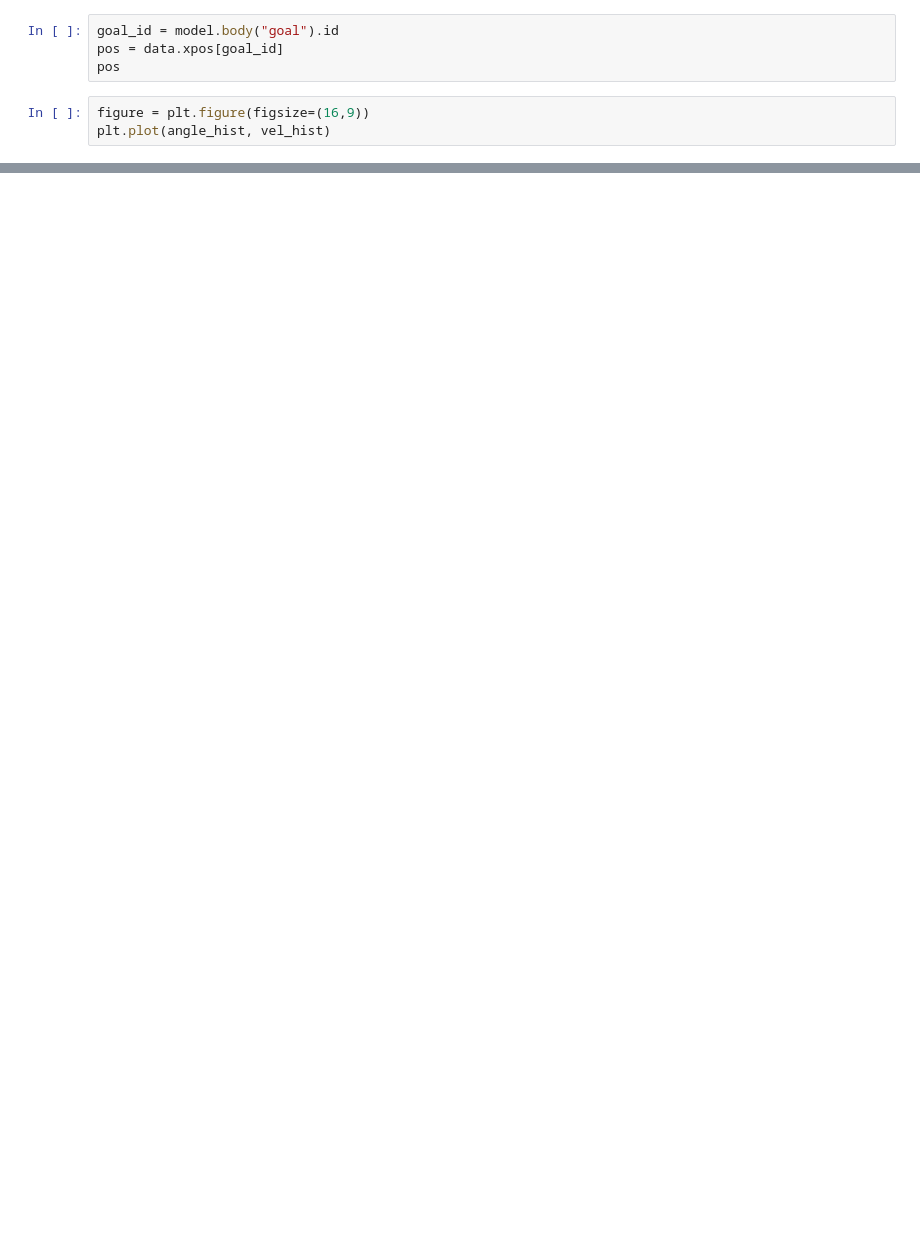
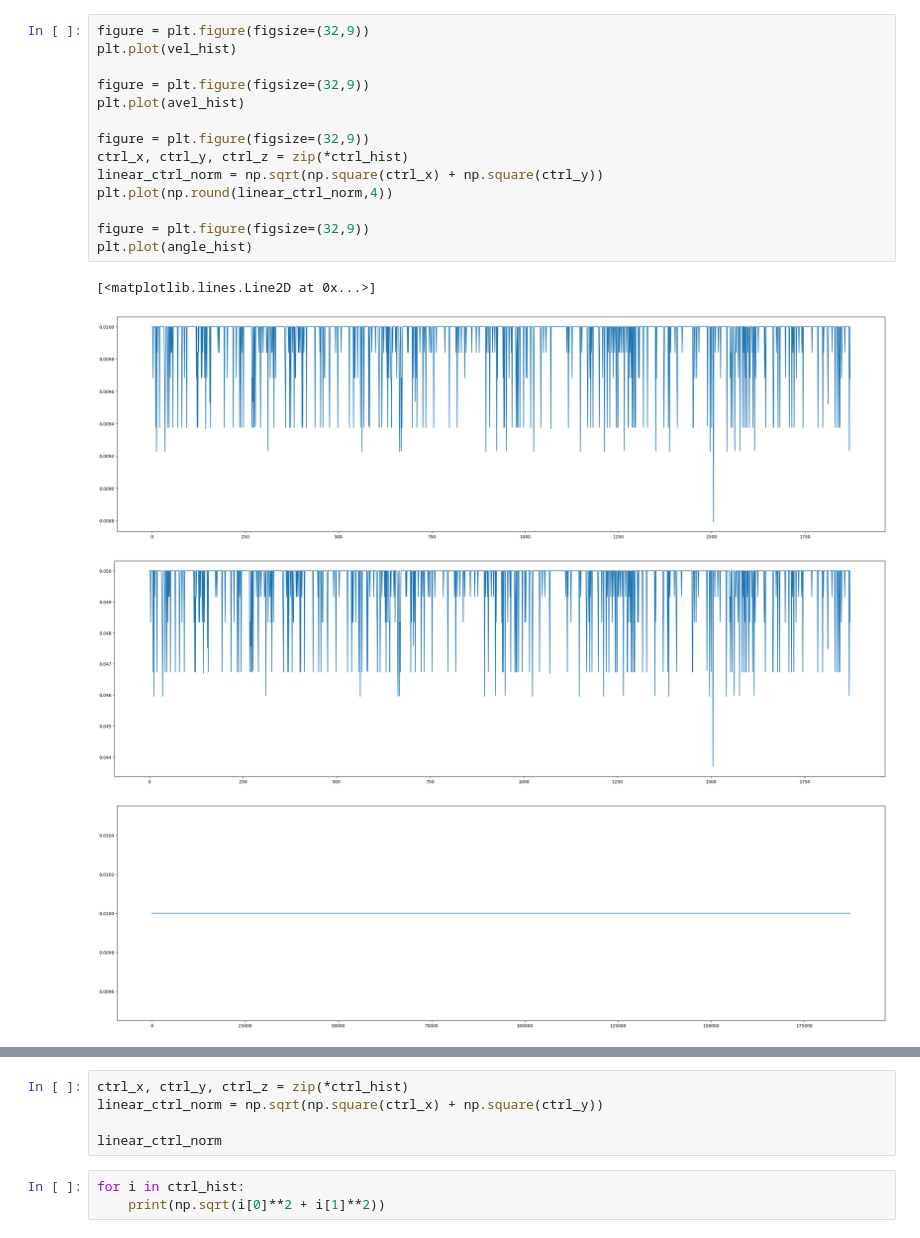
Before and after one commit to MinhNguyen2000/ROS2_DRL_Navigation, a Jupyter notebook: python/environments/minh_testing.ipynb, the cells around one changed output, grey strips where cells are left out. Saved outputs shown, nothing was run; the diff lists cells and outputs as text; blank space fills up the shorter version.

```diff
--- a/python/environments/minh_testing.ipynb
+++ b/python/environments/minh_testing.ipynb
@@ -54,8 +56,20 @@ with mujoco.viewer.launch_passive(model, data) as viewer:
 			# print(f"Current robot linear velocities at time {i:7d}: {lin_vel:10.5}", end="\r")
-# %%
-goal_id = model.body("goal").id
-pos = data.xpos[goal_id]
-pos
 # %%
-figure = plt.figure(figsize=(16,9))
-plt.plot(angle_hist, vel_hist)
+figure = plt.figure(figsize=(32,9))
+plt.plot(vel_hist)
+
+figure = plt.figure(figsize=(32,9))
+plt.plot(avel_hist)
+
+figure = plt.figure(figsize=(32,9))
+ctrl_x, ctrl_y, ctrl_z = zip(*ctrl_hist)
+linear_ctrl_norm = np.sqrt(np.square(ctrl_x) + np.square(ctrl_y))
+plt.plot(np.round(linear_ctrl_norm,4))
+
+figure = plt.figure(figsize=(32,9))
+plt.plot(angle_hist)
+# %% [output]
+[<matplotlib.lines.Line2D at 0x...>]
+[figure, added]
+[figure, added]
+[figure, added]
@@ -62,2 +77,10 @@ plt.plot(angle_hist, vel_hist)
+# %%
+ctrl_x, ctrl_y, ctrl_z = zip(*ctrl_hist)
+linear_ctrl_norm = np.sqrt(np.square(ctrl_x) + np.square(ctrl_y))
+
+linear_ctrl_norm
+# %%
+for i in ctrl_hist:
+    print(np.sqrt(i[0]**2 + i[1]**2))
 # %%
 theta_range = np.linspace(0, 2*np.pi, num=100)
```
Also changed, not shown: parts of 4 cells of this notebook, 2 other files.
